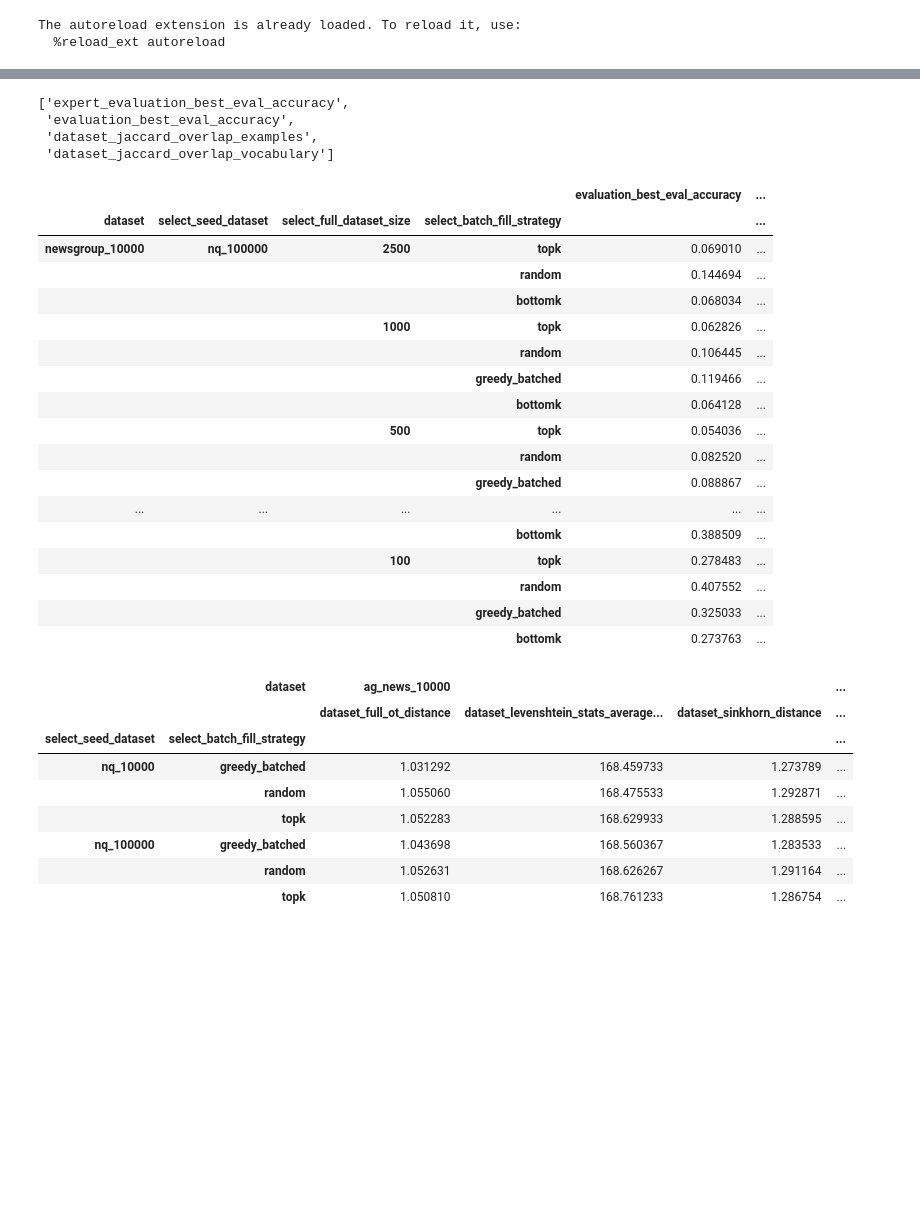
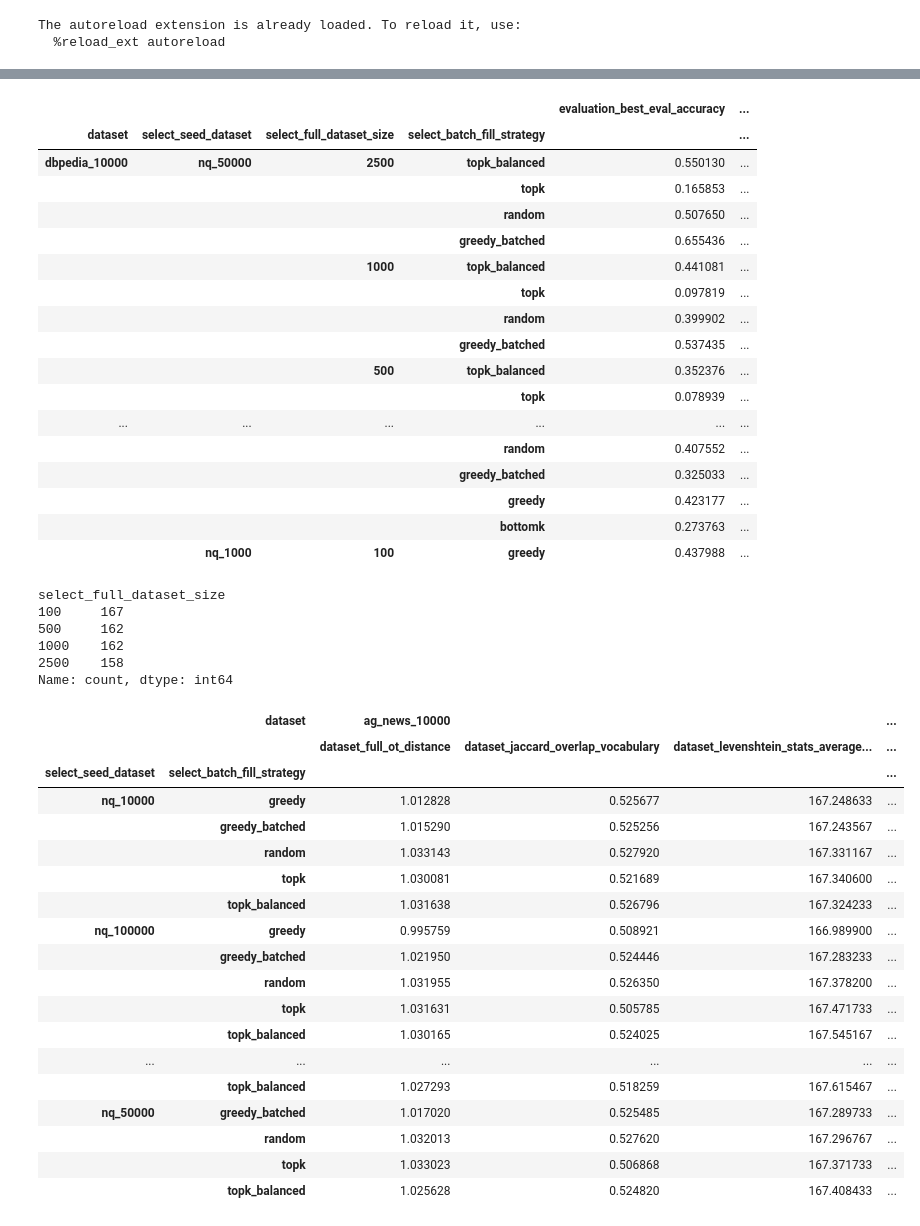
Before and after one commit to jxmorris12/reverse-training, a Jupyter notebook: nbs/2025_03_23_Experiments_first_try.ipynb, the cells around one changed output, grey strips where cells are left out. Saved outputs shown, nothing was run; the diff lists cells and outputs as text; code cells hidden in the pictures; blank space fills up the shorter version.

```diff
--- a/nbs/2025_03_23_Experiments_first_try.ipynb
+++ b/nbs/2025_03_23_Experiments_first_try.ipynb
@@ -17,4 +17,7 @@ import os
 HOME_DIR = "/home/jxm/reverse-training"
 df = load_results_as_df(os.path.join(HOME_DIR, "results"))
 print("Length:", len(df))
+
+df = df[~df["dataset"].str.contains("newsgroup")]
+df["seed_dataset_size"] = df["select_seed_dataset"].str.extract(r"(\d+)").astype(int)
 # %% [output]
@@ -31,11 +39,4 @@ newsgroup_10000    93
 Name: count, dtype: int64
-# %%
-[col for col in df.columns if "acc" in col]
-# %% [output]
-['expert_evaluation_best_eval_accuracy',
- 'evaluation_best_eval_accuracy',
- 'dataset_jaccard_overlap_examples',
- 'dataset_jaccard_overlap_vocabulary']
 # %%
 import pandas as pd
 
@@ -43,9 +44,7 @@ pd.set_option('display.max_rows', None)
 
 dv_cols = ["dataset", "select_seed_dataset", "select_full_dataset_size", "select_batch_fill_strategy"]
 
-iv_cols = ["evaluation_best_eval_accuracy", "dataset_sinkhorn_distance", "dataset_jaccard_overlap_vocabulary"]
-
-# final_df = df[df["select_seed_dataset"] == "nq_500000"]
+iv_cols = ["evaluation_best_eval_accuracy", "dataset_sinkhorn_distance", "dataset_full_ot_distance", "dataset_jaccard_overlap_vocabulary"]
 
 df.groupby(dv_cols)[iv_cols].mean().sort_values(
     by=["dataset","select_seed_dataset", "select_full_dataset_size", "select_batch_fill_strategy"],
@@ -54,52 +53,70 @@ df.groupby(dv_cols)[iv_cols].mean().sort_values(
 # %% [output]
 |  |  |  |  | evaluation_best_eval_accuracy | ... |
 | dataset | select_seed_dataset | select_full_dataset_size | select_batch_fill_strategy |  | ... |
-| newsgroup_10000 | nq_100000 | 2500 | topk | 0.069010 | ... |
-|  |  |  | random | 0.144694 | ... |
-|  |  |  | bottomk | 0.068034 | ... |
-|  |  | 1000 | topk | 0.062826 | ... |
-|  |  |  | random | 0.106445 | ... |
-|  |  |  | greedy_batched | 0.119466 | ... |
-|  |  |  | bottomk | 0.064128 | ... |
-|  |  | 500 | topk | 0.054036 | ... |
-|  |  |  | random | 0.082520 | ... |
-|  |  |  | greedy_batched | 0.088867 | ... |
+| dbpedia_10000 | nq_50000 | 2500 | topk_balanced | 0.550130 | ... |
+|  |  |  | topk | 0.165853 | ... |
+|  |  |  | random | 0.507650 | ... |
+|  |  |  | greedy_batched | 0.655436 | ... |
+|  |  | 1000 | topk_balanced | 0.441081 | ... |
+|  |  |  | topk | 0.097819 | ... |
+|  |  |  | random | 0.399902 | ... |
+|  |  |  | greedy_batched | 0.537435 | ... |
+|  |  | 500 | topk_balanced | 0.352376 | ... |
+|  |  |  | topk | 0.078939 | ... |
 | ... | ... | ... | ... | ... | ... |
-|  |  |  | bottomk | 0.388509 | ... |
-|  |  | 100 | topk | 0.278483 | ... |
 |  |  |  | random | 0.407552 | ... |
 |  |  |  | greedy_batched | 0.325033 | ... |
+|  |  |  | greedy | 0.423177 | ... |
 |  |  |  | bottomk | 0.273763 | ... |
+|  | nq_1000 | 100 | greedy | 0.437988 | ... |
+# %%
+df["select_full_dataset_size"].value_counts()
+# %% [output]
+select_full_dataset_size
+100     167
+500     162
+1000    162
+2500    158
+Name: count, dtype: int64
 # %%
 
-
 dv_cols = ["dataset", "select_seed_dataset", "select_full_dataset_size", "select_batch_fill_strategy"]
-
-iv_cols = ["evaluation_best_eval_accuracy", "dataset_sinkhorn_distance", "dataset_levenshtein_stats_average_distance", "dataset_full_ot_distance"]
+iv_cols = ["evaluation_best_eval_accuracy", "evaluation_best_eval_loss", "dataset_jaccard_overlap_vocabulary", "dataset_levenshtein_stats_average_distance", "dataset_full_ot_distance"]
 
 
 # Final results: dataset size 1000, batch fill strategy is not bottomk
 final_df = df[
-    (df["select_full_dataset_size"] == 1000) &
+    (df["select_full_dataset_size"] == 2500) &
+
     (df["select_batch_fill_strategy"] != "bottomk") &
     (df["dataset"] != "newsgroup_10000")
 ].reset_index()
 final_df = final_df.groupby(dv_cols)[iv_cols].mean().sort_values(
     by=["dataset","select_seed_dataset", "select_full_dataset_size", "select_batch_fill_strategy"],
     ascending=False
 )
 final_df = final_df.reset_index()
 final_df = final_df.pivot(index=["select_seed_dataset", "select_batch_fill_strategy"], columns=["dataset"], values=iv_cols)
 final_df = final_df.swaplevel(0, 1, axis=1)
 final_df = final_df.sort_index(axis=1)
 final_df
 # %% [output]
 |  | dataset | ag_news_10000 |  |  | ... |
-|  |  | dataset_full_ot_distance | dataset_levenshtein_stats_average... | dataset_sinkhorn_distance | ... |
+|  |  | dataset_full_ot_distance | dataset_jaccard_overlap_vocabulary | dataset_levenshtein_stats_average... | ... |
 | select_seed_dataset | select_batch_fill_strategy |  |  |  | ... |
-| nq_10000 | greedy_batched | 1.031292 | 168.459733 | 1.273789 | ... |
-|  | random | 1.055060 | 168.475533 | 1.292871 | ... |
-|  | topk | 1.052283 | 168.629933 | 1.288595 | ... |
-| nq_100000 | greedy_batched | 1.043698 | 168.560367 | 1.283533 | ... |
-|  | random | 1.052631 | 168.626267 | 1.291164 | ... |
-|  | topk | 1.050810 | 168.761233 | 1.286754 | ... |
+| nq_10000 | greedy | 1.012828 | 0.525677 | 167.248633 | ... |
+|  | greedy_batched | 1.015290 | 0.525256 | 167.243567 | ... |
+|  | random | 1.033143 | 0.527920 | 167.331167 | ... |
+|  | topk | 1.030081 | 0.521689 | 167.340600 | ... |
+|  | topk_balanced | 1.031638 | 0.526796 | 167.324233 | ... |
+| nq_100000 | greedy | 0.995759 | 0.508921 | 166.989900 | ... |
+|  | greedy_batched | 1.021950 | 0.524446 | 167.283233 | ... |
+|  | random | 1.031955 | 0.526350 | 167.378200 | ... |
+|  | topk | 1.031631 | 0.505785 | 167.471733 | ... |
+|  | topk_balanced | 1.030165 | 0.524025 | 167.545167 | ... |
+| ... | ... | ... | ... | ... | ... |
+|  | topk_balanced | 1.027293 | 0.518259 | 167.615467 | ... |
+| nq_50000 | greedy_batched | 1.017020 | 0.525485 | 167.289733 | ... |
+|  | random | 1.032013 | 0.527620 | 167.296767 | ... |
+|  | topk | 1.033023 | 0.506868 | 167.371733 | ... |
+|  | topk_balanced | 1.025628 | 0.524820 | 167.408433 | ... |
```
Also changed, not shown: parts of 9 cells of this notebook, 8 other files.
